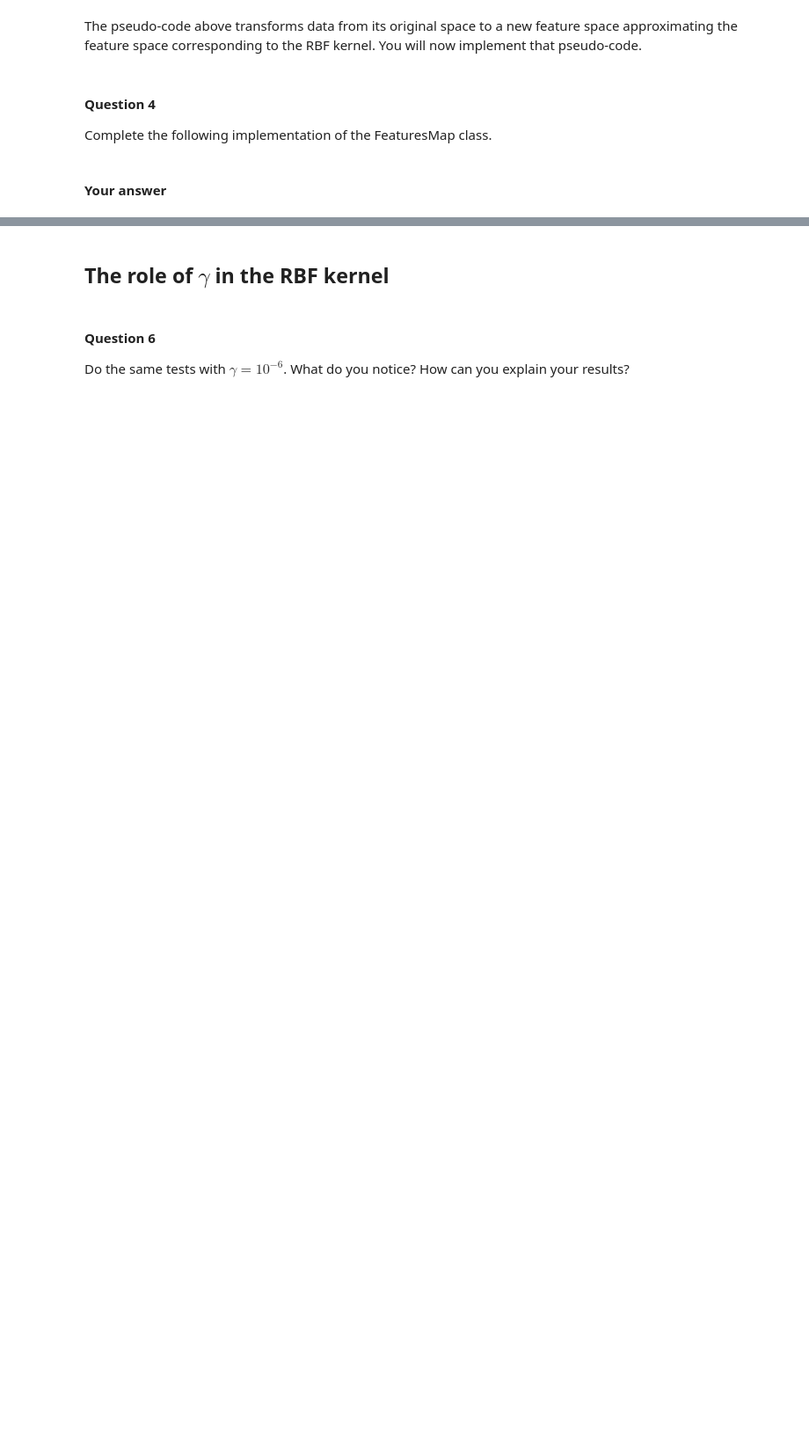
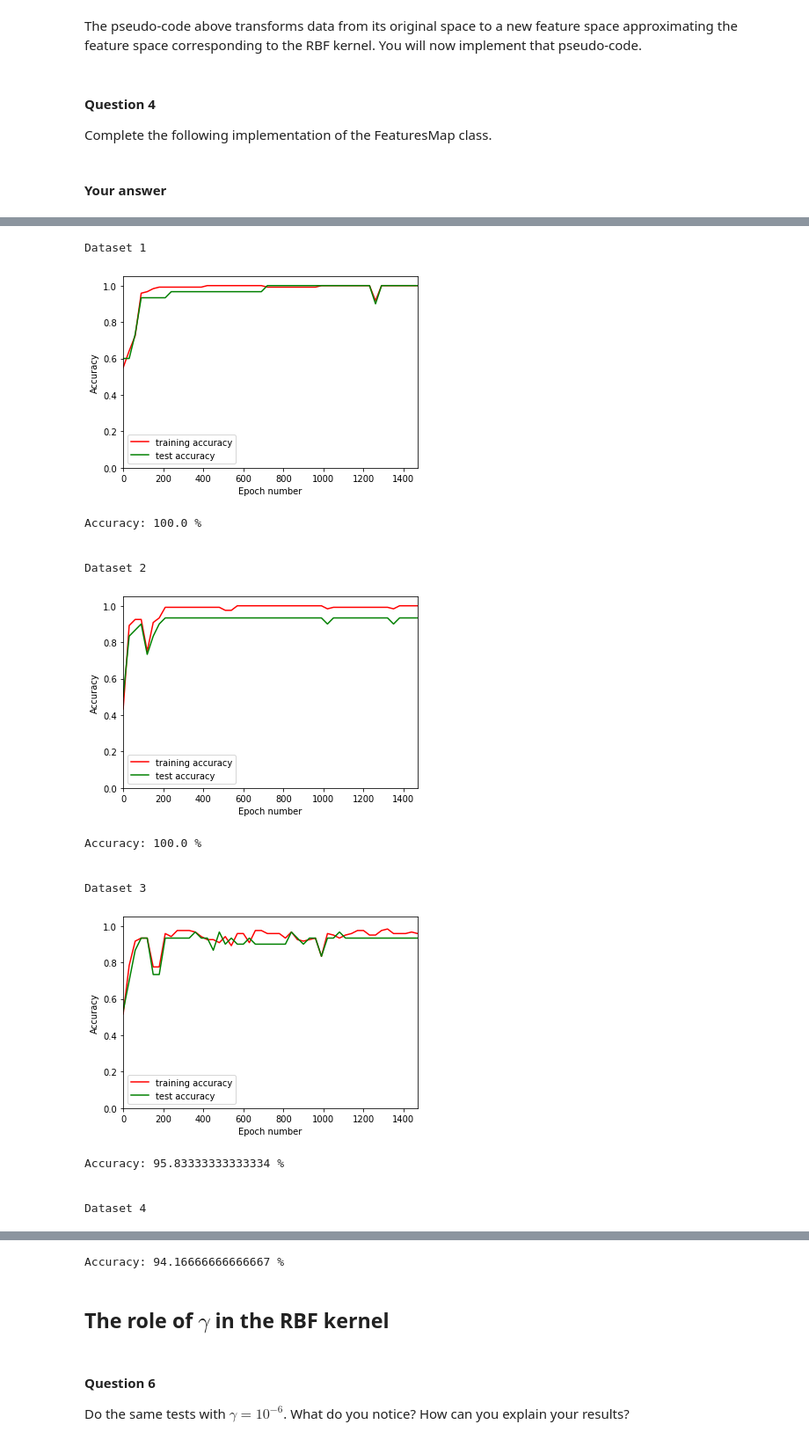
Before and after one commit to GabrieleGioetto/MALIS, a Jupyter notebook: labs/lab3/lab3_svm.ipynb, the cells around one changed output, grey strips where cells are left out. Shown at 88% size. Cells and saved outputs as stored; diff of their text form; code cells hidden in the pictures; blank space fills up the shorter version.

```diff
--- a/labs/lab3/lab3_svm.ipynb
+++ b/labs/lab3/lab3_svm.ipynb
@@ -245,6 +293,10 @@ class FeaturesMap:
 
             ########## YOUR CODE HERE #################
 
+            z = np.cos(np.dot(self.w, x) + self.b)
+            z *= np.sqrt(2/self.D)
+            S_prime.append(z)
+
 
             ########## END OF YOUR CODE HERE ##########
 
@@ -269,27 +325,51 @@ How do your results change with respect to what you found in Question 3?
 # %%
 n_iterations=1500
 lambda_w = 0.0001
 D=200
 gamma=1
 
 for i in range(1,5):
     print("\n\nDataset", i)
     datafile = "data/dataset"+str(i)+"_train.txt"
     train_data = Dataset(datafile)
     test_datafile = "data/dataset"+str(i)+"_test.txt"
     test_data = Dataset(test_datafile)
 
     d=train_data.input_size
 
     features_map = FeaturesMap(D, d, gamma)
     new_train_data = features_map(train_data)
     new_test_data = features_map(test_data)
 
     # fit and train your SVM model using new_train_data and  new_test_data
     # then use make_plot() of your SVM object
     # then use print_accuracy() of your SVM object
 
     ############# YOUR CODE #############
 
+    svm = SVM(new_train_data, new_test_data)
+
+    svm.train(n_iterations=n_iterations, lambda_w=lambda_w,verbose=False)
+
+    svm.make_plot()
+    svm.print_accuracy()
+
 
     ########## END YOUR CODE ############
+# %% [output]
+Dataset 1
+[figure, added]
+Accuracy: 100.0 %
+
+
+Dataset 2
+[figure, added]
+Accuracy: 100.0 %
+
+
+Dataset 3
+[figure, added]
+Accuracy: 95.83333333333334 %
+
+
+Dataset 4
@@ -296,3 +377,4 @@ for i in range(1,5):
+Accuracy: 94.16666666666667 %
 # %%
 # do NOT modify this cell
 if print_solutions==True :
```
Also changed, not shown: parts of 16 cells of this notebook, 8 other files.
